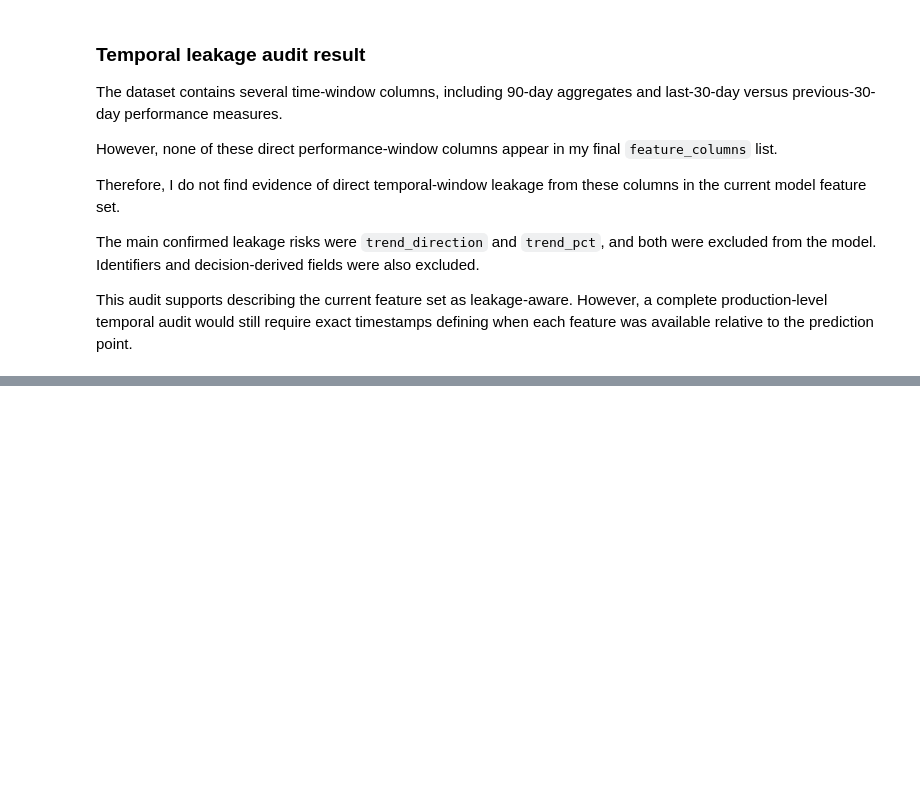
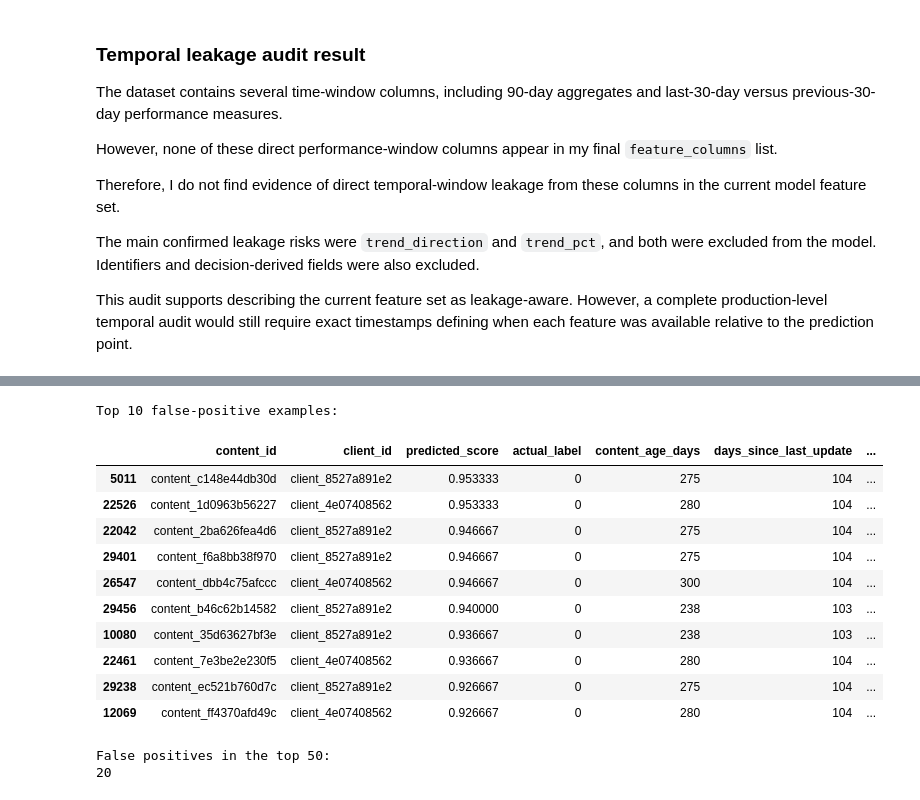
Before and after one commit to MaiAlhusseini/FlyRank_Intern_repo, a Jupyter notebook: Copy_of_w06_validation_audit.ipynb, the cells around one changed output, grey strips where cells are left out. Drawn from its saved outputs; the diff is of its cells as text; code cells hidden in the pictures; blank space fills up the shorter version.

```diff
--- a/Copy_of_w06_validation_audit.ipynb
+++ b/Copy_of_w06_validation_audit.ipynb
@@ -543,0 +541,60 @@ Before you submit, confirm each line honestly:
+# %%
+# Inspect high-scoring false positives from the client-grouped test set.
+
+failure_analysis = test_df = df.iloc[test_idx].copy()
+
+failure_analysis["actual_label"] = y_test_grouped.values
+failure_analysis["predicted_score"] = grouped_scores
+
+false_positives = (
+    failure_analysis[
+        failure_analysis["actual_label"] == 0
+    ]
+    .sort_values("predicted_score", ascending=False)
+)
+
+failure_columns = [
+    "content_id",
+    "client_id",
+    "predicted_score",
+    "actual_label",
+    "content_age_days",
+    "days_since_last_update",
+    "trend_direction"
+]
+
+failure_columns = [
+    col for col in failure_columns
+    if col in false_positives.columns
+]
+
+print("Top 10 false-positive examples:")
+display(false_positives[failure_columns].head(10))
+
+print("\nFalse positives in the top 50:")
+top_50 = (
+    failure_analysis
+    .sort_values("predicted_score", ascending=False)
+    .head(50)
+)
+
+top_50_false_positives = (
+    top_50["actual_label"] == 0
+).sum()
+
+print(top_50_false_positives)
+# %% [output]
+Top 10 false-positive examples:
+|  | content_id | client_id | predicted_score | actual_label | content_age_days | days_since_last_update | ... |
+| 5011 | content_c148e44db30d | client_8527a891e2 | 0.953333 | 0 | 275 | 104 | ... |
+| 22526 | content_1d0963b56227 | client_4e07408562 | 0.953333 | 0 | 280 | 104 | ... |
+| 22042 | content_2ba626fea4d6 | client_8527a891e2 | 0.946667 | 0 | 275 | 104 | ... |
+| 29401 | content_f6a8bb38f970 | client_8527a891e2 | 0.946667 | 0 | 275 | 104 | ... |
+| 26547 | content_dbb4c75afccc | client_4e07408562 | 0.946667 | 0 | 300 | 104 | ... |
+| 29456 | content_b46c62b14582 | client_8527a891e2 | 0.940000 | 0 | 238 | 103 | ... |
+| 10080 | content_35d63627bf3e | client_8527a891e2 | 0.936667 | 0 | 238 | 103 | ... |
+| 22461 | content_7e3be2e230f5 | client_4e07408562 | 0.936667 | 0 | 280 | 104 | ... |
+| 29238 | content_ec521b760d7c | client_8527a891e2 | 0.926667 | 0 | 275 | 104 | ... |
+| 12069 | content_ff4370afd49c | client_4e07408562 | 0.926667 | 0 | 280 | 104 | ... |
+False positives in the top 50:
+20
```
Also changed, not shown: parts of 6 cells of this notebook.
